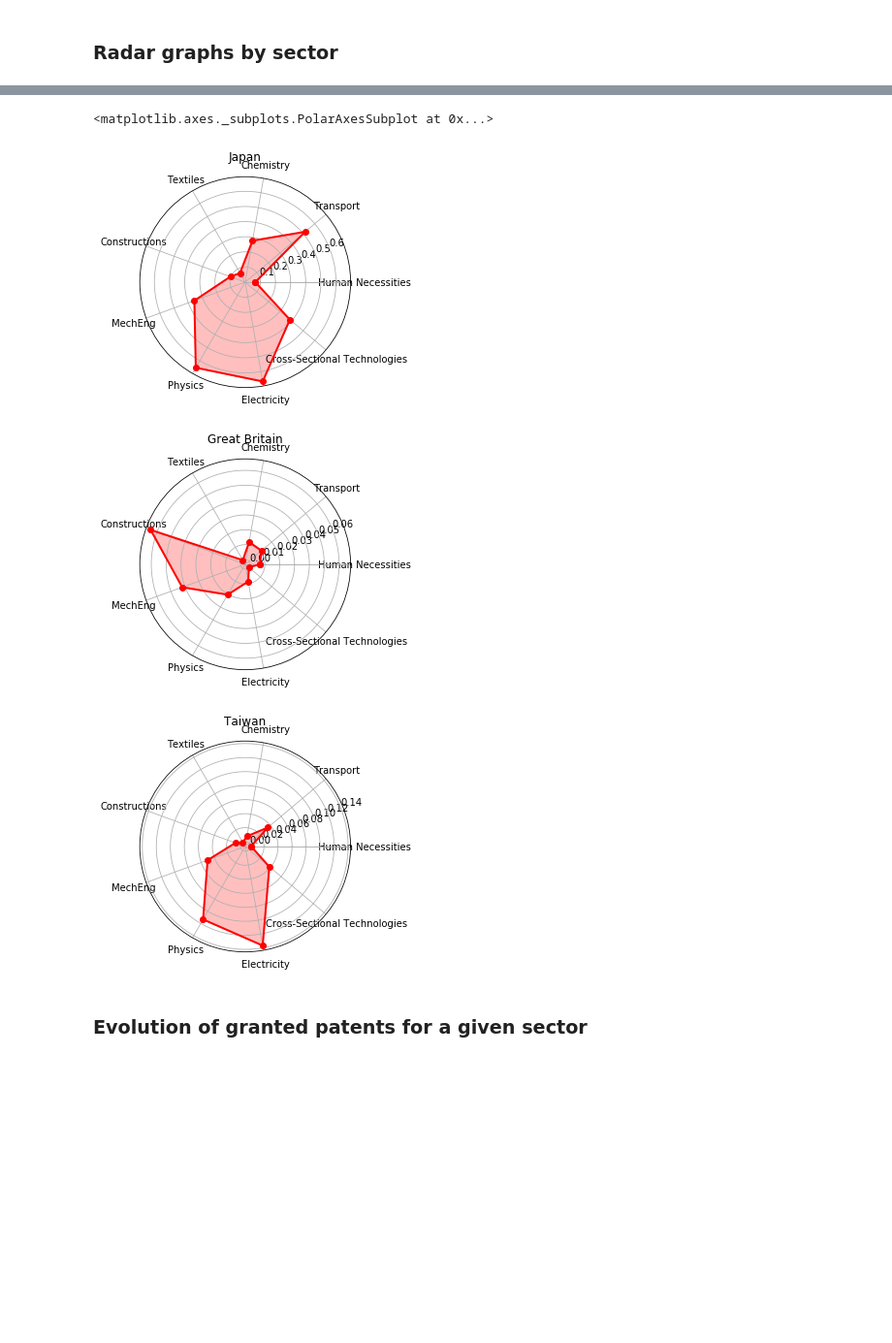
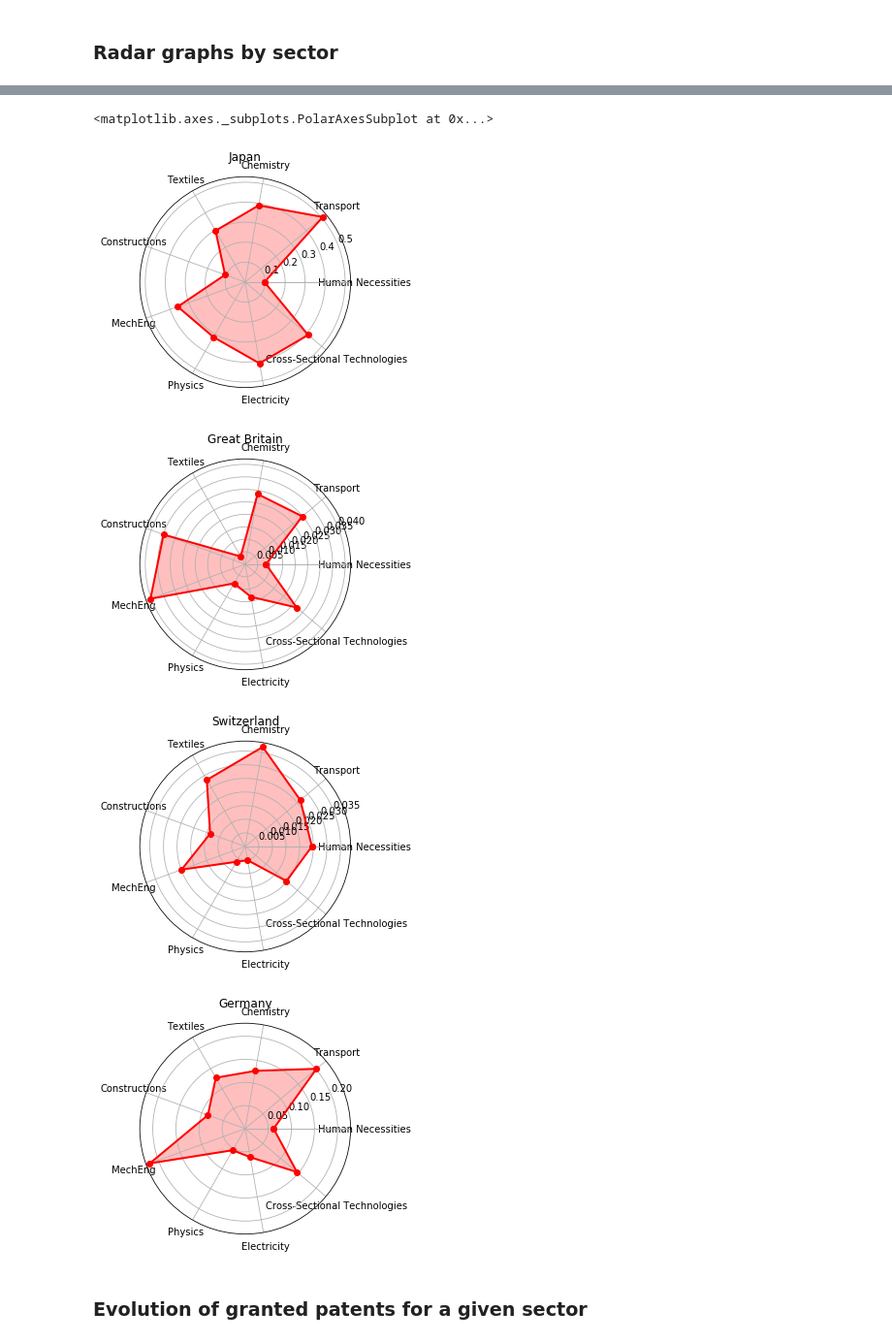
Before and after one commit to oabouzaid/Applied-Data-Analysis, a Jupyter notebook: project/Project_patents_final.ipynb, the cells around one changed output, grey strips where cells are left out. Shown at 97% size. Saved outputs shown, nothing was run; the diff lists cells and outputs as text; code cells hidden in the pictures; blank space fills up the shorter version.

```diff
--- a/project/Project_patents_final.ipynb
+++ b/project/Project_patents_final.ipynb
@@ -353,23 +353,33 @@ for abbrev in country_abbrev:
     country_total_patent_category[abbrev] = {"A":0,"B":0,"C":0,"D":0,"E":0,"F":0,"G":0,"H":0,"Y":0,}
 # %%
 # GET COUNTRY AND TOTAL PATENT COUNT IN SECTORS
-total_page_num = 30
-for page_num in range(total_page_num):
-    patent_json = get_patents_country_sector(2016, 1, 2017, 1, page_num+1)
-    for patent in patent_json['patents']:
-        country = patent['assignees'][0]['assignee_country']
-        patent_categories = patent['cpcs']
-        for category in patent_categories:
-            if country and category['cpc_group_id'] and country != 'City of"':
-                code = category['cpc_group_id'][0]
-                country_total_patent_category[country][code] += 1
+country_total_patent_category = dict()
+total_page_num = 3
+for i in range(11):
+    for page_num in range(total_page_num):
+        patent_json = get_patents_country_sector(2016, i+1, 2016, i+2, page_num+1)
+        if patent_json['patents'] != None:
+            for patent in patent_json['patents']:
+                country = patent['assignees'][0]['assignee_country']
+                patent_categories = patent['cpcs']
+                for category in patent_categories:
+                    if country and category['cpc_group_id']:
+                        code = category['cpc_group_id'][0]
+                        if country in country_total_patent_category:
+                            if code in country_total_patent_category[country]:
+                                country_total_patent_category[country][code] += 1
+                            else:
+                                country_total_patent_category[country][code] = 1
+                        else:
+                            country_total_patent_category[country] = dict()
+                            country_total_patent_category[country][code] = 1
 # %%
 # DATAFRAME OF COUNTRY AND TOTAL PATENT COUNT IN SECTORS
-patetn_category_df = pd.DataFrame(country_total_patent_category).transpose()
+patent_category_df = pd.DataFrame(country_total_patent_category).transpose()
 # %%
 # PLOT TOP 10 COUNTRIES IN EACH SECTOR
-def fıgure_by_sector(category, label, fig_index):
-    top_countries_df = patetn_category_df.sort_values(by=category, ascending=False)
+def figure_by_sector(category, label, fig_index):
+    top_countries_df = patent_category_df.sort_values(by=category, ascending=False)
     top_countries_df.head(10).plot.bar(y=category, figsize=(9,7), fontsize=20, subplots=True, ax=axes[fig_index[0], fig_index[1]], label=label)
 
 category_label = [('A', 'Human Necessities'),('B', 'Operations and Transport'),('C', 'Chemistry and Metallurgys'),('D', 'Textiles'),\
@@ -378,5 +388,5 @@ category_label = [('A', 'Human Necessities'),('B', 'Operations and Transport'),(
 
 fix, axes = plt.subplots(5, 2, figsize=(20, 35))
 for index, (category, label) in enumerate(category_label):
-    fıgure_by_sector(category, label, (int(index/2), index%2))
+    figure_by_sector(category, label, (int(index/2), index%2))
 # %% [output]
@@ -407,6 +419,5 @@ sortby('A').head()
 # %%
-def draw_radar_graph(df, index,
-                    title=''):
+def draw_radar_graph(df, index, title=''):
     labels = np.array(['A', 'B', 'C', 'D', 'E', 'F', 'G', 'H', 'Y'])
     labels_ = np.array(['Human Necessities', 'Transport', 'Chemistry',\
                        'Textiles', 'Constructions', 'MechEng',\
@@ -429,17 +440,19 @@ def draw_radar_graph(df, index,
 # %%
 top_countries = patents[:15].index.tolist()
 sub = ['00','01','10','11','20','21','30','31','40','41']
 a = sortby('A').head(10)
 a = a.apply(lambda x: (x-x.min())/(x.max()-x.min()))
 
 draw_radar_graph(a, 'JP', 'Japan')
 draw_radar_graph(a, 'GB', 'Great Britain')
-draw_radar_graph(a, 'TW', 'Taiwan')
+draw_radar_graph(a, 'CH', 'Switzerland')
+draw_radar_graph(a, 'DE', 'Germany')
 # %% [output]
 <matplotlib.axes._subplots.PolarAxesSubplot at 0x...>
-[figure, old version]
+[figure, new version]
-[figure, old version]
+[figure, new version]
-[figure, old version]
+[figure, new version]
+[figure, added]
 # %% [markdown]
 ### Evolution of granted patents for a given sector
 # %% [markdown]
```
Also changed, not shown: parts of 5 cells of this notebook.
